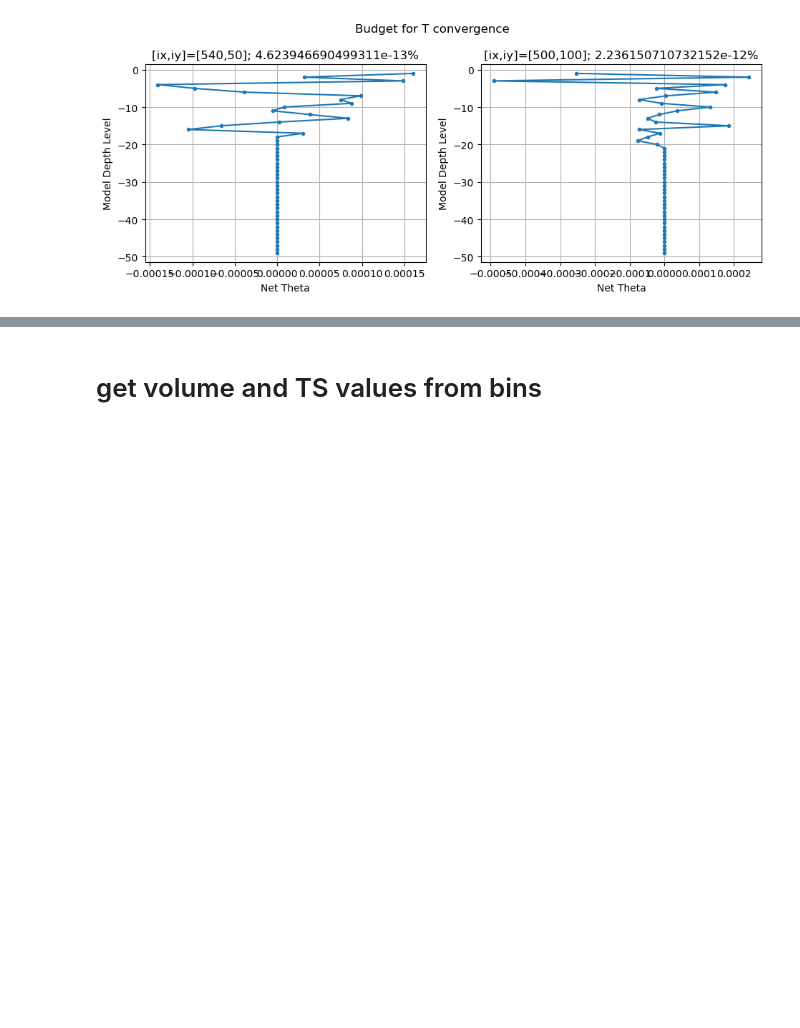
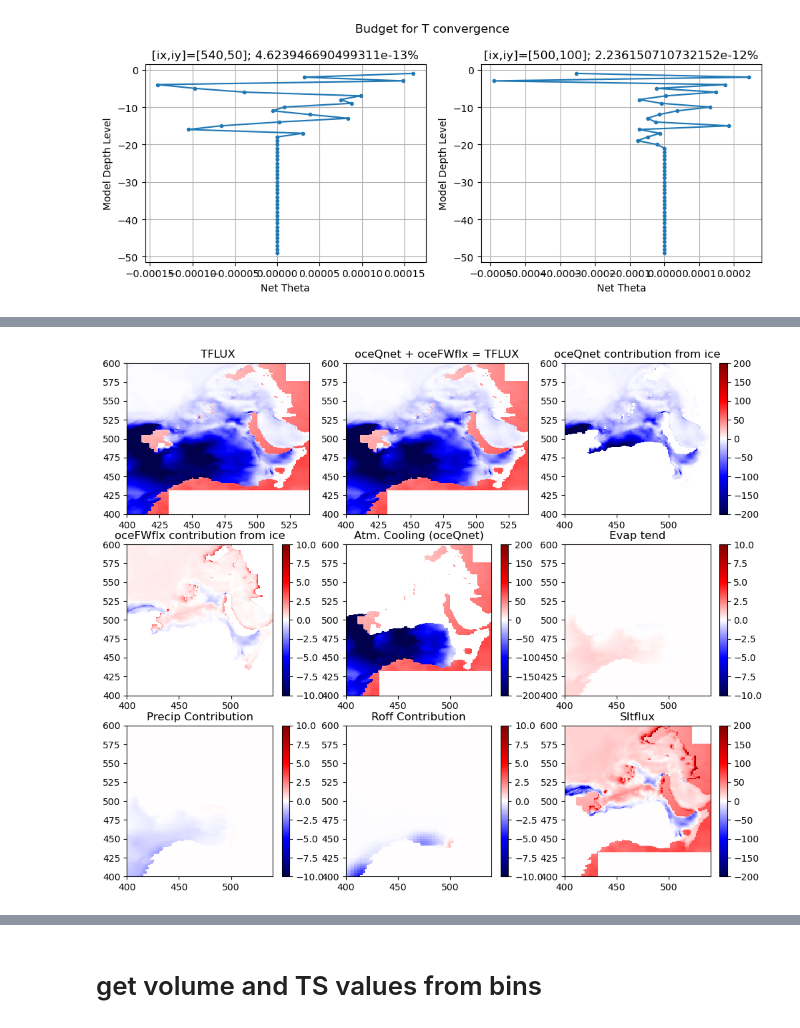
Before and after one commit to margaretmurakami/crios_backups, a Jupyter notebook: ASTE_270/Pemberton/Tendencies/single_cell_Jterms.ipynb, the cells around one changed output, grey strips where cells are left out. Drawn from its saved outputs; the diff is of its cells as text; code cells hidden in the pictures; blank space fills up the shorter version.

```diff
--- a/ASTE_270/Pemberton/Tendencies/single_cell_Jterms.ipynb
+++ b/ASTE_270/Pemberton/Tendencies/single_cell_Jterms.ipynb
@@ -903,3 +944,14 @@ plt.tight_layout()
 plt.show()
 # %% [output]
 [figure]
+# %%
+y,x = np.where(SIarea==0)[0], np.where(SIarea==0)[1]
+SIarea_msk = np.full(SIarea.shape,np.nan)
+
+for i,j in zip(y,x):
+    SIarea_msk[i,j]= 1                    # only fully-ice free regions
+
+SIarea_msk2 = np.full(SIarea.shape,np.nan)
+y,x = np.where(SIarea!=0)[0], np.where(SIarea!=0)[1]
+for i,j in zip(y,x):
+    SIarea_msk2[i,j]= 1                   # partially and fully ice covered cells
@@ -905,0 +963,4 @@ plt.show()
+# %%
+a = TFLUX
+Cp = 3994   # J/kg.degC
+b = (oceQnet + (oceFWflx * theta[0] * Cp))
@@ -905,0 +989,74 @@ plt.show()
+# %%
+fig = plt.figure(figsize=(12,10))
+
+ax = plt.subplot(331)
+ax.pcolormesh(get_aste_tracer(a,nfx,nfy)[0],cmap='seismic',vmin=-200,vmax=200)
+ax.set_title("TFLUX")
+ax.set_xlim(400,540)
+ax.set_ylim(400,600)
+
+ax = plt.subplot(332)
+ax.pcolormesh(get_aste_tracer(b,nfx,nfy)[0],cmap='seismic',vmin=-200,vmax=200)
+ax.set_title("oceQnet + oceFWflx = TFLUX")
+ax.set_xlim(400,540)
+ax.set_ylim(400,600)
+
+# ax = plt.subplot(333)
+# cb = ax.pcolormesh(get_aste_tracer(empmr_tend,nfx,nfy)[0],cmap='seismic',vmin=-10,vmax=10)
+# ax.set_title("EMPMR Contribution")
+# ax.set_xlim(400,540)
+# ax.set_ylim(400,600)
+# plt.colorbar(cb)
+
+ax = plt.subplot(333)
+cb = ax.pcolormesh(get_aste_tracer(oceQnet * SIarea_msk2,nfx,nfy)[0],cmap='seismic',vmin=-200,vmax=200)
+ax.set_title("oceQnet contribution from ice")
+ax.set_xlim(400,540)
+ax.set_ylim(400,600)
+plt.colorbar(cb)
+
+ax = plt.subplot(334)
+cb = ax.pcolormesh(get_aste_tracer((oceFWflx * theta[0] * Cp)*SIarea_msk2,nfx,nfy)[0],cmap='seismic',vmin=-10,vmax=10)
+ax.set_title("oceFWflx contribution from ice")
+ax.set_xlim(400,540)
+ax.set_ylim(400,600)
+plt.colorbar(cb)
+
+ax = plt.subplot(335)
+cb = ax.pcolormesh(get_aste_tracer(oceQnet*SIarea_msk,nfx,nfy)[0],cmap='seismic',vmin=-200,vmax=200)
+ax.set_title("Atm. Cooling (oceQnet)")
+ax.set_xlim(400,540)
+ax.set_ylim(400,600)
+plt.colorbar(cb)
+
+ax = plt.subplot(336)
+cb = ax.pcolormesh(get_aste_tracer(evap_tend,nfx,nfy)[0],cmap='seismic',vmin=-10,vmax=10)
+ax.set_title("Evap tend")
+ax.set_xlim(400,540)
+ax.set_ylim(400,600)
+plt.colorbar(cb)
+
+ax = plt.subplot(337)
+cb = ax.pcolormesh(get_aste_tracer(-preci_tend,nfx,nfy)[0],cmap='seismic',vmin=-10,vmax=10)
+ax.set_title("Precip Contribution")
+ax.set_xlim(400,540)
+ax.set_ylim(400,600)
+plt.colorbar(cb)
+
+ax = plt.subplot(338)
+cb = ax.pcolormesh(get_aste_tracer(-roff_tend,nfx,nfy)[0],cmap='seismic',vmin=-10,vmax=10)
+ax.set_title("Roff Contribution")
+ax.set_xlim(400,540)
+ax.set_ylim(400,600)
+plt.colorbar(cb)
+
+ax = plt.subplot(339)
+cb = ax.pcolormesh(get_aste_tracer(SItflux+TFLUX,nfx,nfy)[0],cmap='seismic',vmin=-200,vmax=200)
+# cb = ax.pcolormesh(get_aste_tracer(oceFWflx *  theta[0] * Cp,nfx,nfy)[0],cmap='seismic',vmin=-10,vmax=10)
+ax.set_title("SItflux")
+ax.set_xlim(400,540)
+ax.set_ylim(400,600)
+plt.colorbar(cb)
+
+# plt.savefig(path + "TFLUX_breakdown.png",dpi=300)
+# %% [output]
@@ -905,0 +1064 @@ plt.show()
+[figure, added]
```
Also changed, not shown: parts of 30 cells of this notebook, 14 other files.
